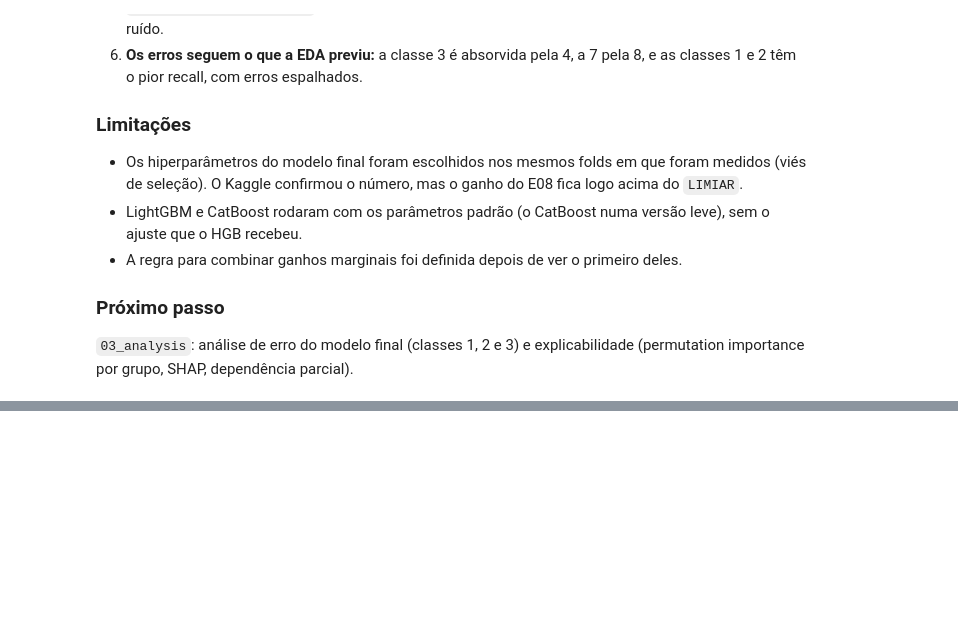
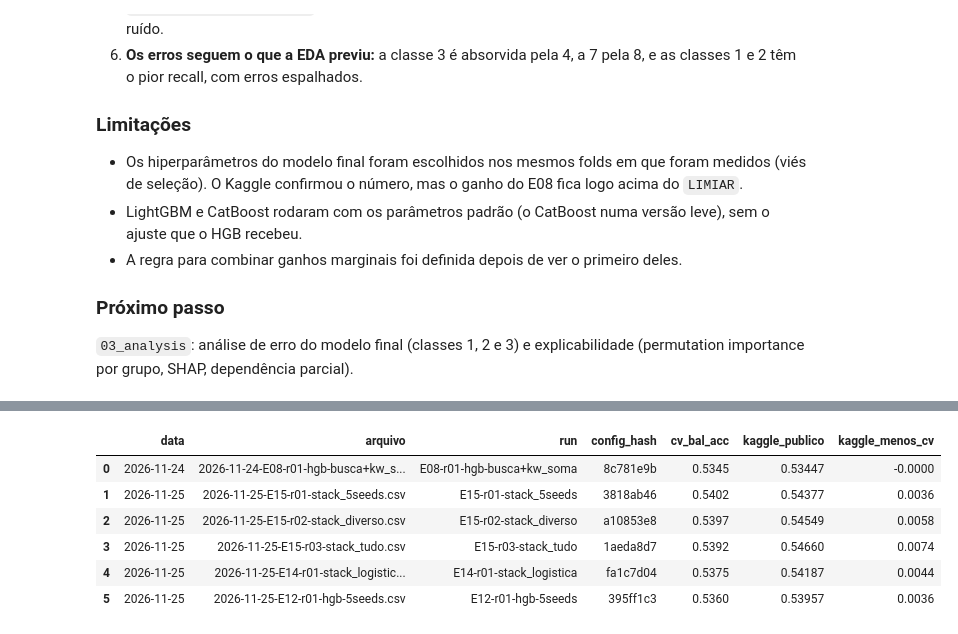
Before and after one commit to DereoDuran/inf0619-final, a Jupyter notebook: 02_modeling.ipynb, the cells around one changed output, grey strips where cells are left out. Drawn from its saved outputs; the diff is of its cells as text; code cells hidden in the pictures; blank space fills up the shorter version.

```diff
--- a/02_modeling.ipynb
+++ b/02_modeling.ipynb
@@ -847,0 +1190,21 @@ Salvo em `resultados/modelos/`: o modelo treinado no treino inteiro (`final.jobl
+# %%
+KAGGLE_PUBLICO = {  # score público de cada submissão, copiado do Kaggle (24 e 25/11)
+    "E08-r01-hgb-busca+kw_soma": 0.53447,
+    "E15-r01-stack_5seeds": 0.54377,
+    "E15-r02-stack_diverso": 0.54549,
+    "E15-r03-stack_tudo": 0.54660,
+    "E14-r01-stack_logistica": 0.54187,
+    "E12-r01-hgb-5seeds": 0.53957,
+}
+registro = pd.read_csv(ARQ_REG)
+registro["kaggle_publico"] = registro["run"].map(KAGGLE_PUBLICO)
+registro.to_csv(ARQ_REG, index=False)
+registro.assign(kaggle_menos_cv=(registro["kaggle_publico"] - registro["cv_bal_acc"]).round(4))
+# %% [output]
+|  | data | arquivo | run | config_hash | cv_bal_acc | kaggle_publico | kaggle_menos_cv |
+| 0 | 2026-11-24 | 2026-11-24-E08-r01-hgb-busca+kw_s... | E08-r01-hgb-busca+kw_soma | 8c781e9b | 0.5345 | 0.53447 | -0.0000 |
+| 1 | 2026-11-25 | 2026-11-25-E15-r01-stack_5seeds.csv | E15-r01-stack_5seeds | 3818ab46 | 0.5402 | 0.54377 | 0.0036 |
+| 2 | 2026-11-25 | 2026-11-25-E15-r02-stack_diverso.csv | E15-r02-stack_diverso | a10853e8 | 0.5397 | 0.54549 | 0.0058 |
+| 3 | 2026-11-25 | 2026-11-25-E15-r03-stack_tudo.csv | E15-r03-stack_tudo | 1aeda8d7 | 0.5392 | 0.54660 | 0.0074 |
+| 4 | 2026-11-25 | 2026-11-25-E14-r01-stack_logistic... | E14-r01-stack_logistica | fa1c7d04 | 0.5375 | 0.54187 | 0.0044 |
+| 5 | 2026-11-25 | 2026-11-25-E12-r01-hgb-5seeds.csv | E12-r01-hgb-5seeds | 395ff1c3 | 0.5360 | 0.53957 | 0.0036 |
```
Also changed, not shown: parts of 31 cells of this notebook, 26 other files.
